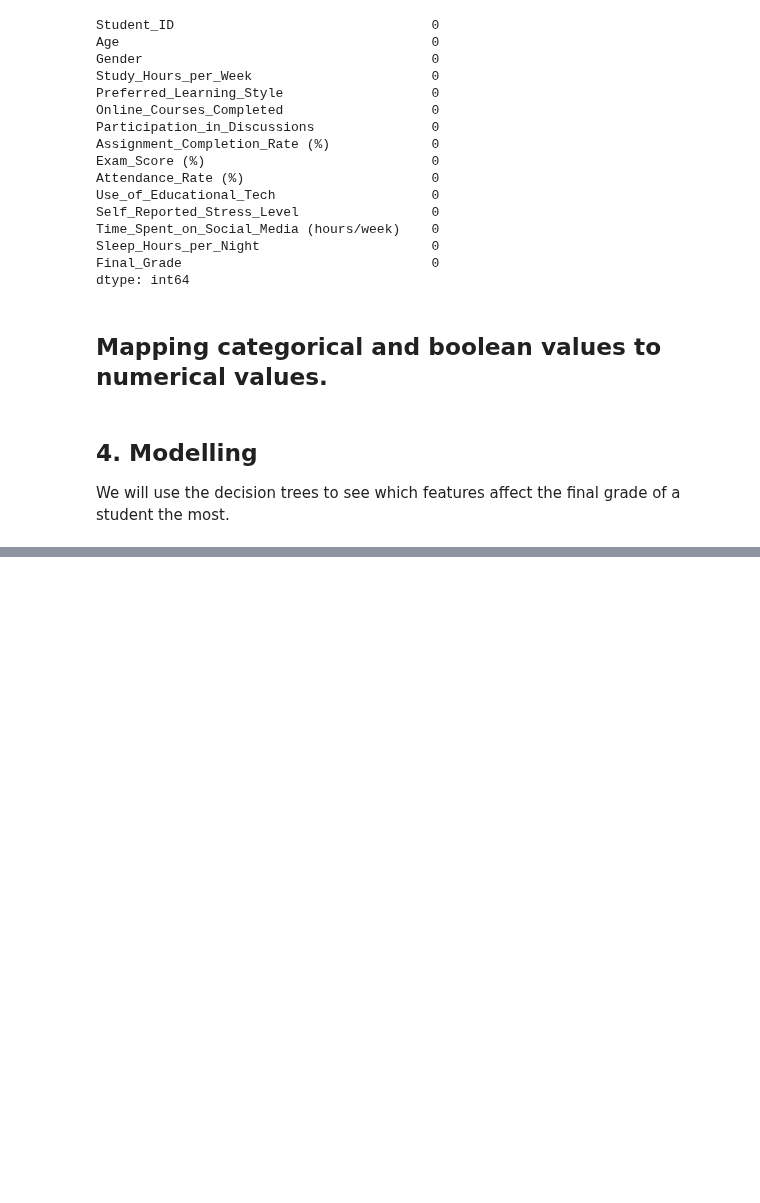
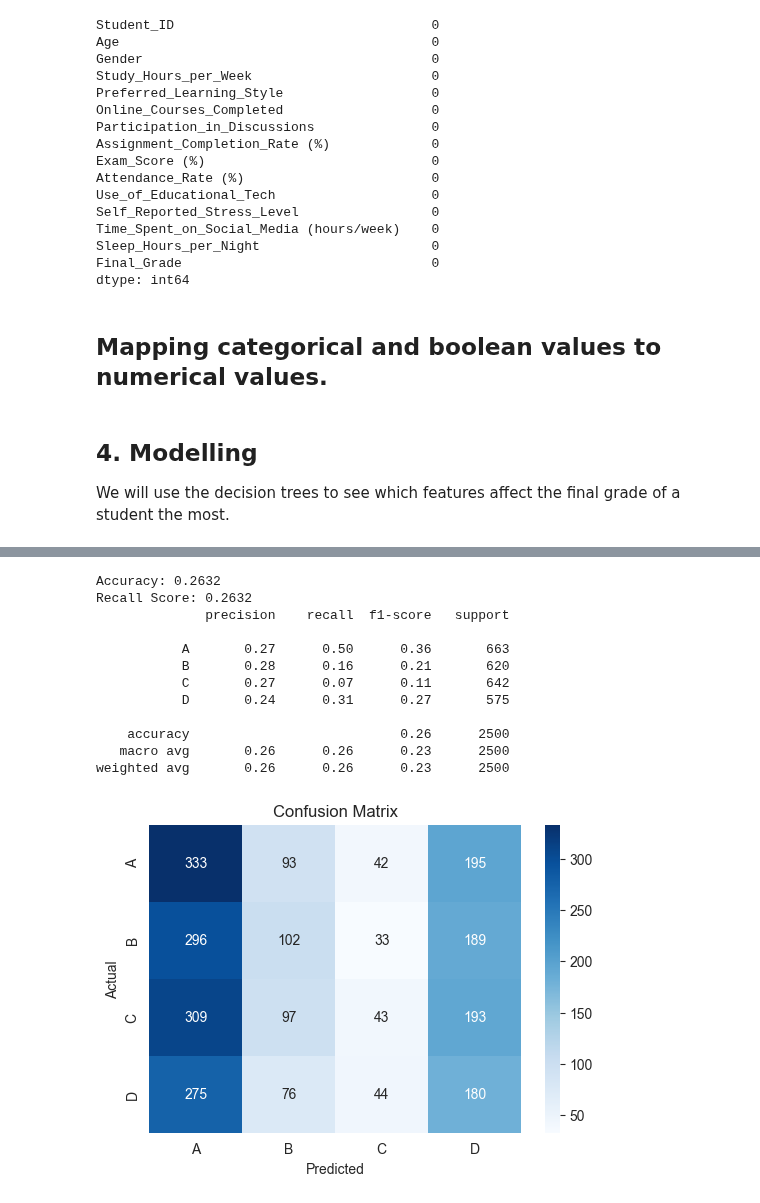
Before and after one commit to SamuliLam/dkko, a Jupyter notebook: project.ipynb, the cells around one changed output, grey strips where cells are left out. Saved outputs shown, nothing was run; the diff lists cells and outputs as text; code cells hidden in the pictures; blank space fills up the shorter version.

```diff
--- a/project.ipynb
+++ b/project.ipynb
@@ -123,0 +138,38 @@ plt.show()
+# %%
+from sklearn.metrics import accuracy_score, recall_score, classification_report, confusion_matrix
+
+# Predictions on test data
+y_pred = model.predict(X_test)
+
+# Accuracy
+accuracy = accuracy_score(y_test, y_pred)
+print("Accuracy:", accuracy)
+
+# Recall (you already have this)
+recall = recall_score(y_test, y_pred, average='weighted')  # 'weighted' handles class imbalance
+print("Recall Score:", recall)
+
+# Full classification report
+print(classification_report(y_test, y_pred))
+
+# Confusion matrix
+plt.figure(figsize=(6,4))
+sns.heatmap(confusion_matrix(y_test, y_pred), annot=True, fmt="d", cmap="Blues", xticklabels=model.classes_, yticklabels=model.classes_)
+plt.title("Confusion Matrix")
+plt.xlabel("Predicted")
+plt.ylabel("Actual")
+plt.show()
+# %% [output]
+Accuracy: 0.2632
+Recall Score: 0.2632
+              precision    recall  f1-score   support
+
+           A       0.27      0.50      0.36       663
+           B       0.28      0.16      0.21       620
+           C       0.27      0.07      0.11       642
+           D       0.24      0.31      0.27       575
+
+    accuracy                           0.26      2500
+   macro avg       0.26      0.26      0.23      2500
+weighted avg       0.26      0.26      0.23      2500
+[figure, added]
```
Also changed, not shown: parts of 3 cells of this notebook.
